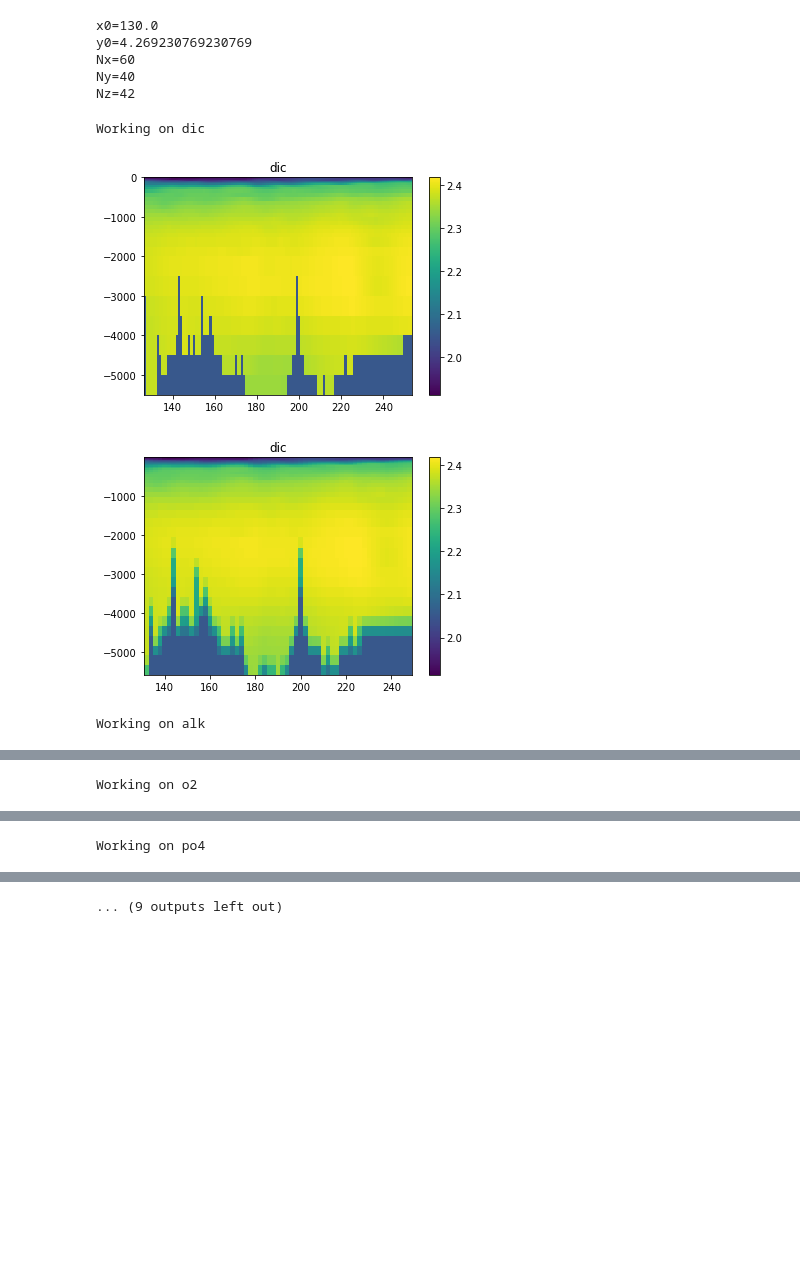
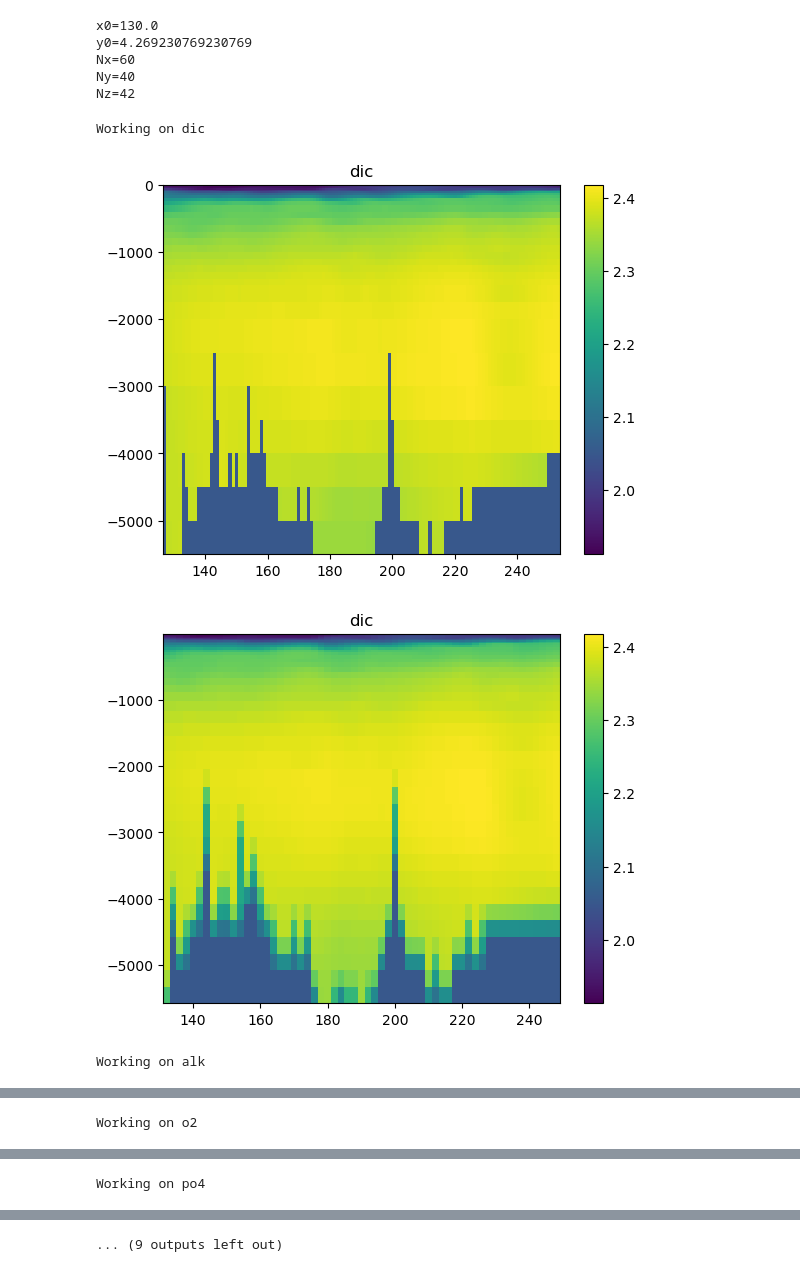
Before and after one commit to takaito1/MITgcm_regional_setup, a Jupyter notebook: create_bgc_openbc.ipynb, the cells around one changed output, grey strips where cells are left out. Drawn from its saved outputs; the diff is of its cells as text; code cells hidden in the pictures; blank space fills up the shorter version.

```diff
--- a/create_bgc_openbc.ipynb
+++ b/create_bgc_openbc.ipynb
@@ -107,7 +107,7 @@ for nv in range(7):
     Jw = np.where((y >= yn[0] - 5) & (y <= yn[-1] + 5))[0]
     # Side boundary condition
     Nz = z.shape[0]
-    tmp= data0*1025e-6
+    tmp= data0*fac*1025e-6
     count=0
 
     # Eastern boundary
@@ -133,33 +133,33 @@ for nv in range(7):
     # Northern boundary
     tmpN = tmp[:, J[-1], Iw]
     for k in range(len(z)):
         tmpNk = tmpN[k,:]
         tmpNkm = np.nanmean(tmpNk,axis=0)
         tmpNk[np.isnan(tmpNk)] = vref[nv]*1025e-6
         tmpN[k, :] = tmpNk
     tmpmap = RectBivariateSpline(z, x[Iw],tmpN, kx=1, ky=1)
     tmpN1[nv, count, :, :] =  tmpmap(zn, xn)
 
     # Southern boundary
     tmpS = tmp[:, J[0], Iw]
     for k in range(len(z)):
         tmpSk = tmpS[k,:]
         tmpSkm = np.nanmean(tmpSk,axis=0)
         tmpSk[np.isnan(tmpSk)] = vref[nv]*1025e-6
         tmpS[k, :] = tmpSk
     tmpmap = RectBivariateSpline(z, x[Iw],tmpS, kx=1, ky=1)
     tmpS1[nv, count, :, :] =  tmpmap(zn, xn)
 
     plt.pcolormesh(x[Iw], -z, tmpS)
     plt.colorbar()
     plt.title(vars1[nv])
     plt.show()
     plt.pcolormesh(xn, -zn, tmpS1[nv,count,:,:])
     plt.colorbar()
     plt.title(vars1[nv])
     plt.show()
 # %% [output]
 Working on dic
-[figure, old version]
+[figure, new version]
-[figure, old version]
+[figure, new version]
 Working on alk
```
Also changed, not shown: parts of 1 cell of this notebook, 1 other file.
